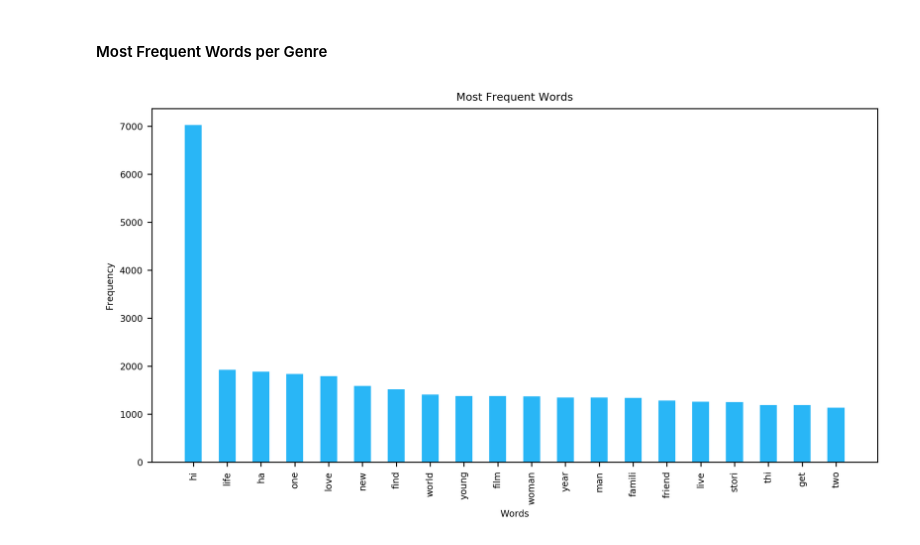
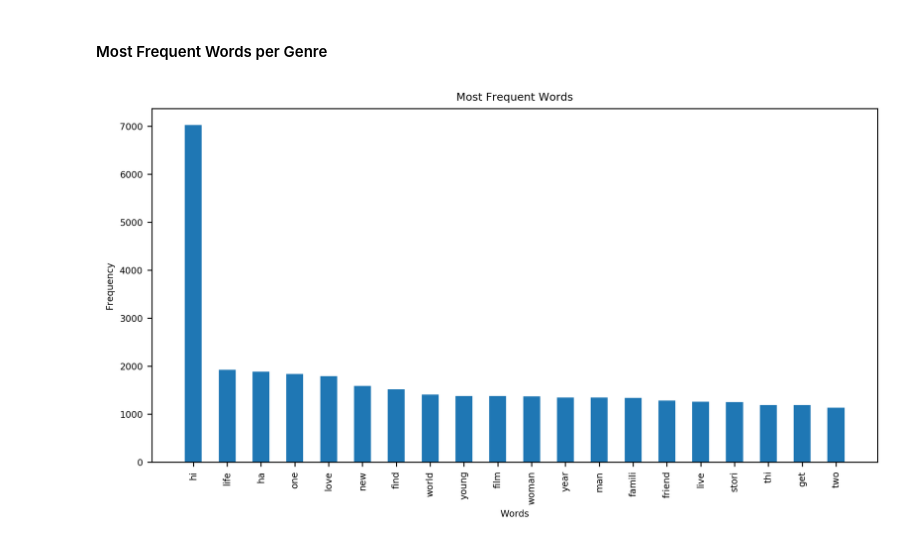
Before and after one commit to samplank/CS109b, a Jupyter notebook: Additional_Sentiment_Analysis.ipynb, the cells around one changed output. Cells and saved outputs as stored; diff of their text form; code cells hidden in the pictures.

```diff
--- a/Additional_Sentiment_Analysis.ipynb
+++ b/Additional_Sentiment_Analysis.ipynb
@@ -229,19 +229,19 @@ def genre_freq(genre, subset):
 # %%
 # visualize the most frequent words
 explore_freq = genre_freq('none', False)
 
 # create bar graph for the most frequent words
 X = np.arange(20)
 plt.figure(figsize=(10, 5), dpi=125)
-plt.bar(X, explore_freq.iloc[:20, 1], width=0.5, color ='#29B6F6')
+plt.bar(X, explore_freq.iloc[:20, 1], width=0.5)
 
 # label and rotate the x-ticks
 plt.xticks(X, explore_freq.iloc[:20, 0], rotation=90)
 
 # label the graph and the axes
 plt.title('Most Frequent Words')
 plt.xlabel('Words')
 plt.ylabel('Frequency')
 plt.show()
 # %% [output]
-[figure, old version]
+[figure, new version]
```
Also changed, not shown: 1 other file.
